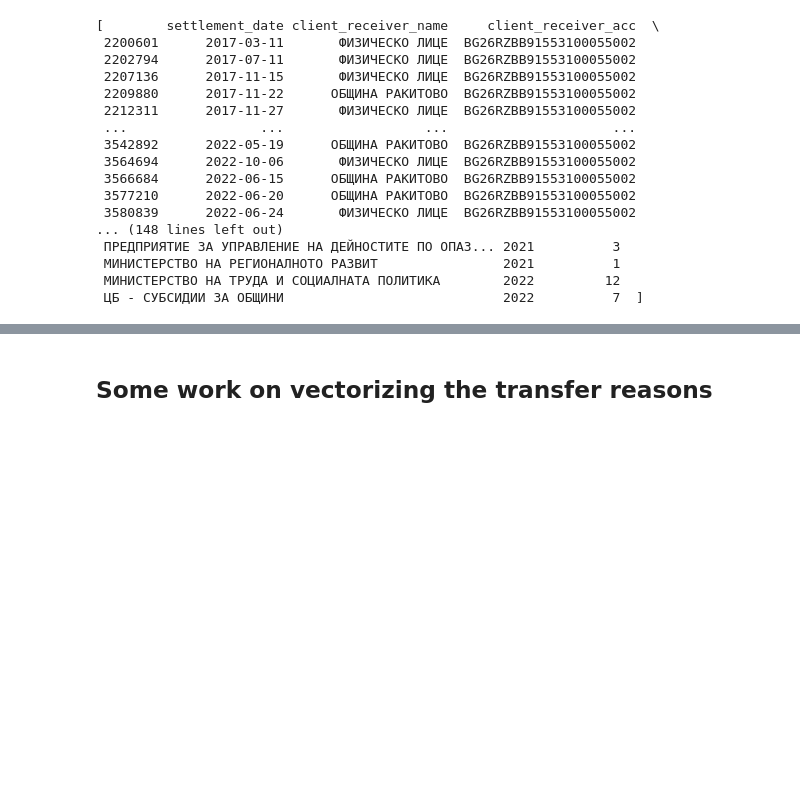
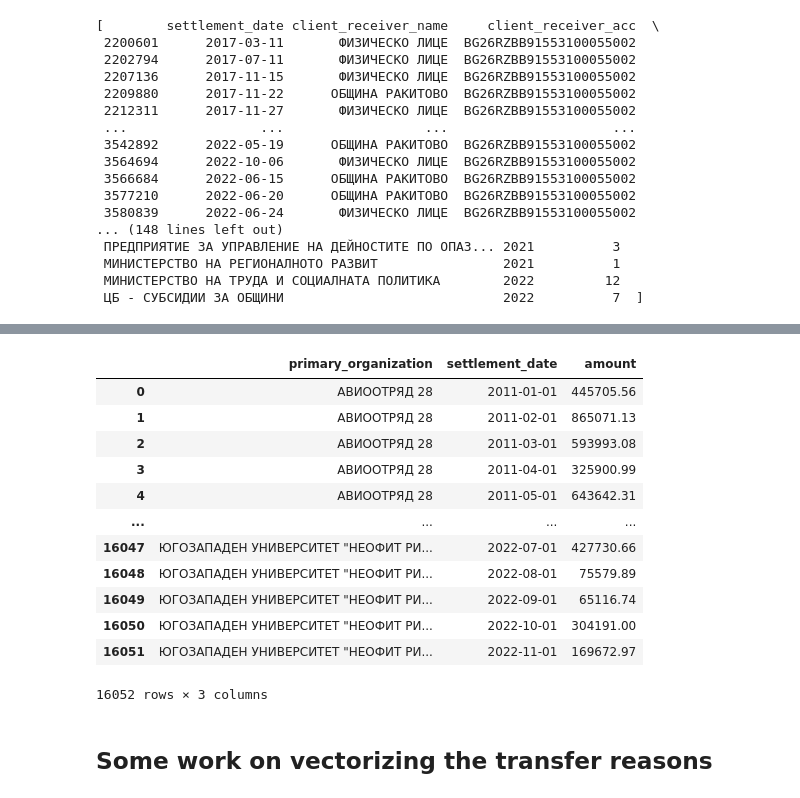
Before and after one commit to krumeto/sebra_data_playground, a Jupyter notebook: SEBRA_data.ipynb, the cells around one changed output, grey strips where cells are left out. Cells and saved outputs as stored; diff of their text form; code cells hidden in the pictures; blank space fills up the shorter version.

```diff
--- a/SEBRA_data.ipynb
+++ b/SEBRA_data.ipynb
@@ -420,2 +549,18 @@ get_a_report_per_iban(data, "BG26RZBB91553100055002")
+# %%
+organizations_monthly
+# %% [output]
+|  | primary_organization | settlement_date | amount |
+| 0 | АВИООТРЯД 28 | 2011-01-01 | 445705.56 |
+| 1 | АВИООТРЯД 28 | 2011-02-01 | 865071.13 |
+| 2 | АВИООТРЯД 28 | 2011-03-01 | 593993.08 |
+| 3 | АВИООТРЯД 28 | 2011-04-01 | 325900.99 |
+| 4 | АВИООТРЯД 28 | 2011-05-01 | 643642.31 |
+| ... | ... | ... | ... |
+| 16047 | ЮГОЗАПАДЕН УНИВЕРСИТЕТ "НЕОФИТ РИ... | 2022-07-01 | 427730.66 |
+| 16048 | ЮГОЗАПАДЕН УНИВЕРСИТЕТ "НЕОФИТ РИ... | 2022-08-01 | 75579.89 |
+| 16049 | ЮГОЗАПАДЕН УНИВЕРСИТЕТ "НЕОФИТ РИ... | 2022-09-01 | 65116.74 |
+| 16050 | ЮГОЗАПАДЕН УНИВЕРСИТЕТ "НЕОФИТ РИ... | 2022-10-01 | 304191.00 |
+| 16051 | ЮГОЗАПАДЕН УНИВЕРСИТЕТ "НЕОФИТ РИ... | 2022-11-01 | 169672.97 |
+16052 rows × 3 columns
 # %% [markdown]
 ## Some work on vectorizing the transfer reasons
```
Also changed, not shown: parts of 25 cells of this notebook.
